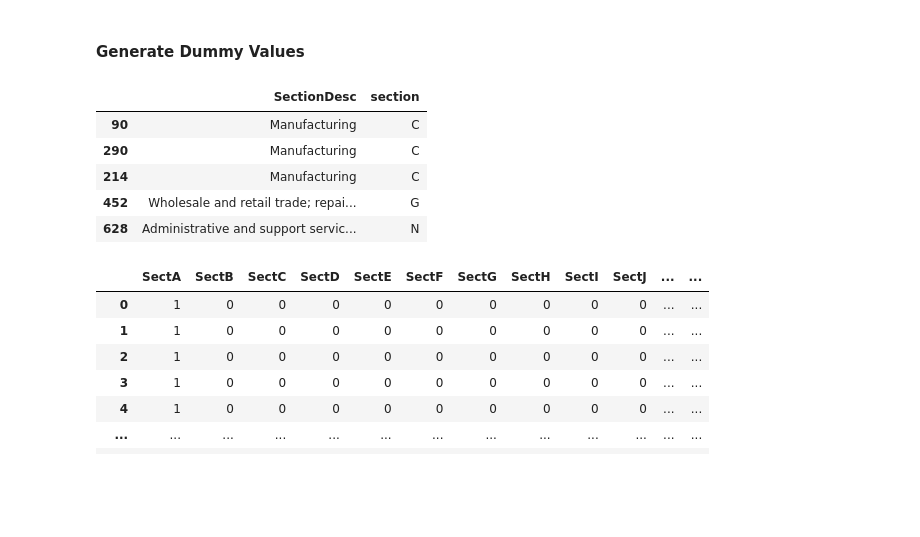
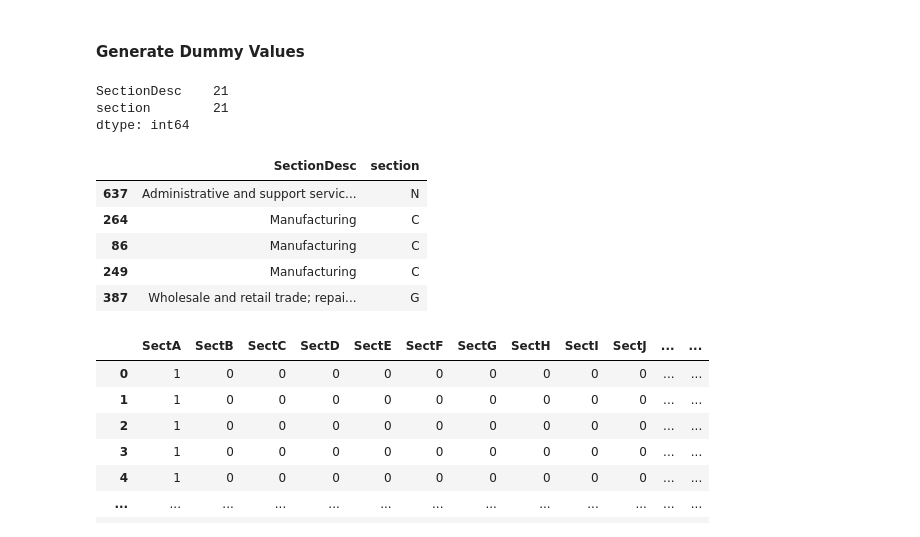
Before and after one commit to Ads2020Group6/data-exploration, a Jupyter notebook: Gov Equalities Office - Modelling.ipynb, the cells around one changed output. Saved outputs shown, nothing was run; the diff lists cells and outputs as text; code cells hidden in the pictures; blank space fills up the shorter version.

```diff
--- a/Gov Equalities Office - Modelling.ipynb
+++ b/Gov Equalities Office - Modelling.ipynb
@@ -455,15 +456,18 @@ Index(['SicCodes', 'sic_description', 'section', 'SectionDesc'], dtype='object')
 #### Generate Dummy Values
 # %%
 # 'section' column encodes the Industry sector with letters [A-U]
-sic_codes[['SectionDesc','section']].nunique()
+print(sic_codes[['SectionDesc','section']].nunique())
 sic_codes[['SectionDesc','section']].sample(5)
 # %% [output]
+SectionDesc    21
+section        21
+dtype: int64
 |  | SectionDesc | section |
-| 90 | Manufacturing | C |
-| 290 | Manufacturing | C |
-| 214 | Manufacturing | C |
-| 452 | Wholesale and retail trade; repai... | G |
-| 628 | Administrative and support servic... | N |
+| 637 | Administrative and support servic... | N |
+| 264 | Manufacturing | C |
+| 86 | Manufacturing | C |
+| 249 | Manufacturing | C |
+| 387 | Wholesale and retail trade; repai... | G |
 # %%
 sector_dummies = pd.get_dummies(sic_codes['section'], prefix="Sect", prefix_sep="")
 sector_dummies
```
Also changed, not shown: parts of 13 cells of this notebook.
